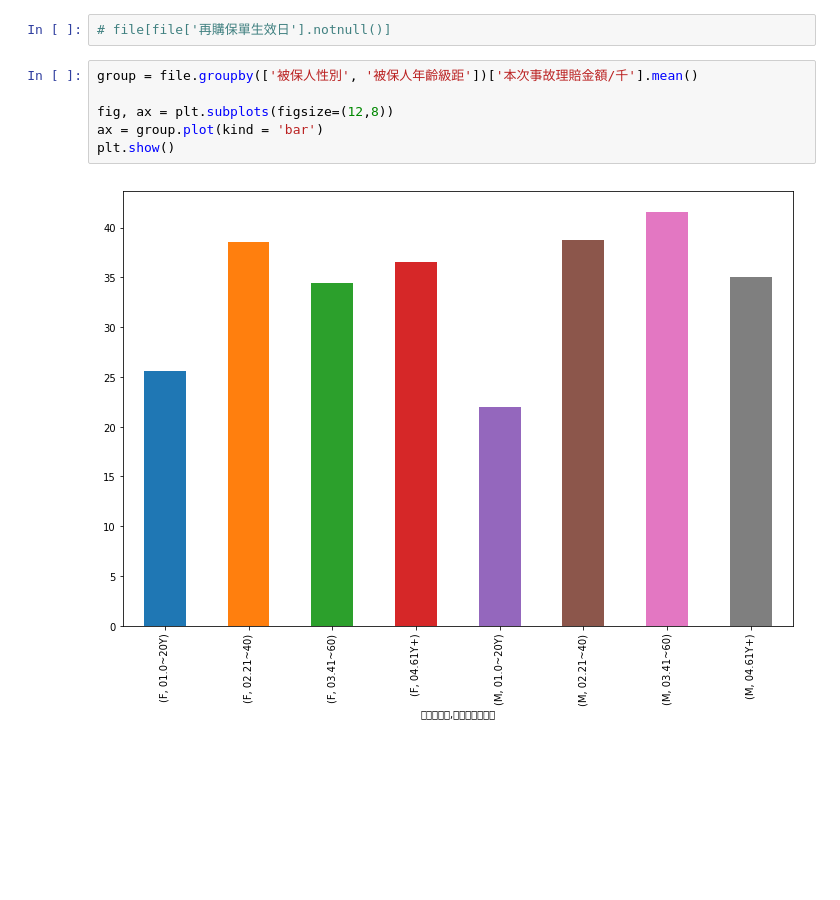
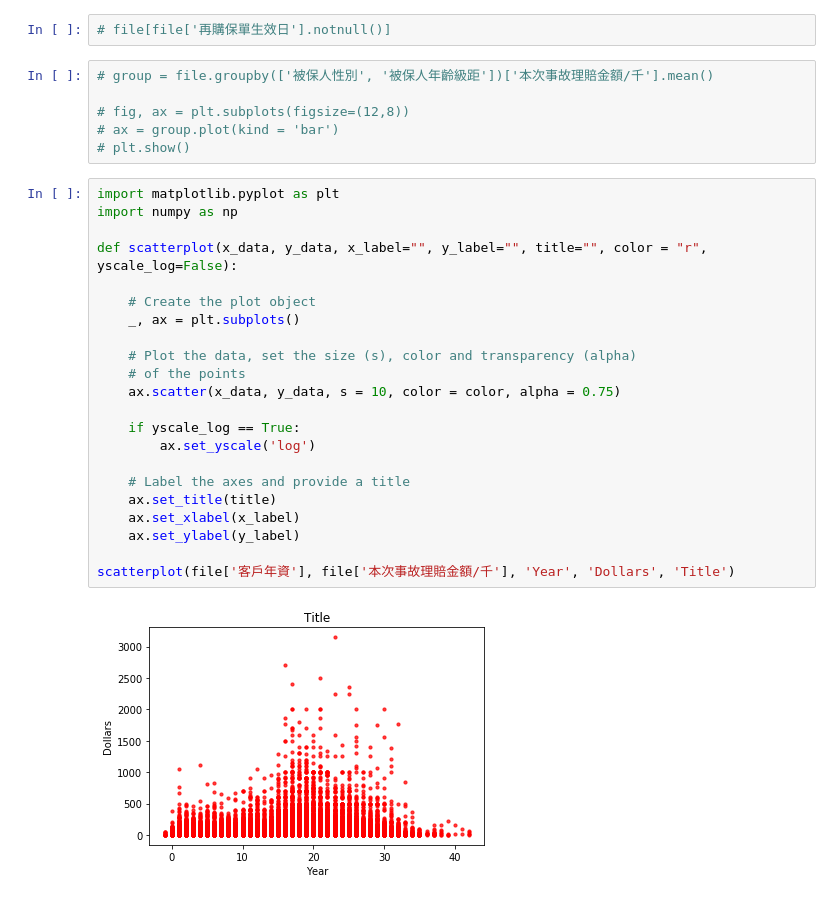
Before and after one commit to bryanswangxx16/CSX_Project_Spring_2019, a Jupyter notebook: Week_4/HW1.ipynb, the cells around one changed output. Drawn from its saved outputs; the diff is of its cells as text; blank space fills up the shorter version.

```diff
--- a/Week_4/HW1.ipynb
+++ b/Week_4/HW1.ipynb
@@ -37,10 +36,32 @@ file
 # %%
 # file[file['再購保單生效日'].notnull()]
 # %%
-group = file.groupby(['被保人性別', '被保人年齡級距'])['本次事故理賠金額/千'].mean()
+# group = file.groupby(['被保人性別', '被保人年齡級距'])['本次事故理賠金額/千'].mean()
 
-fig, ax = plt.subplots(figsize=(12,8))
-ax = group.plot(kind = 'bar')
-plt.show()
+# fig, ax = plt.subplots(figsize=(12,8))
+# ax = group.plot(kind = 'bar')
+# plt.show()
-# %% [output]
-[figure, removed]
+# %%
+import matplotlib.pyplot as plt
+import numpy as np
+
+def scatterplot(x_data, y_data, x_label="", y_label="", title="", color = "r", yscale_log=False):
+
+    # Create the plot object
+    _, ax = plt.subplots()
+
+    # Plot the data, set the size (s), color and transparency (alpha)
+    # of the points
+    ax.scatter(x_data, y_data, s = 10, color = color, alpha = 0.75)
+
+    if yscale_log == True:
+        ax.set_yscale('log')
+
+    # Label the axes and provide a title
+    ax.set_title(title)
+    ax.set_xlabel(x_label)
+    ax.set_ylabel(y_label)
+
+scatterplot(file['客戶年資'], file['本次事故理賠金額/千'], 'Year', 'Dollars', 'Title')
+# %% [output]
+[figure, added]
```
Also changed, not shown: parts of 2 cells of this notebook.
